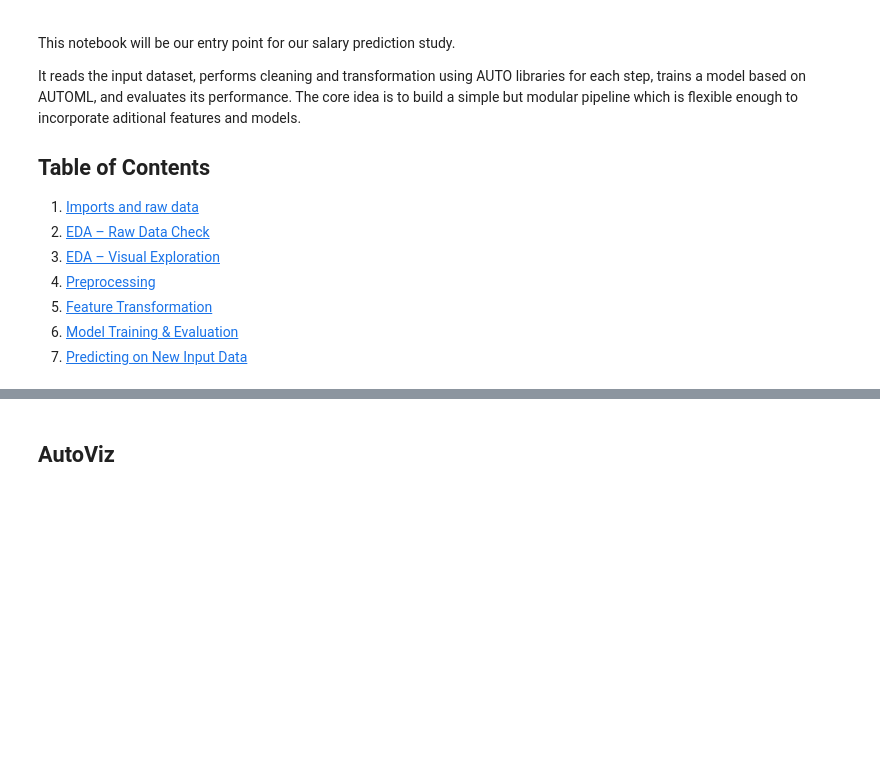
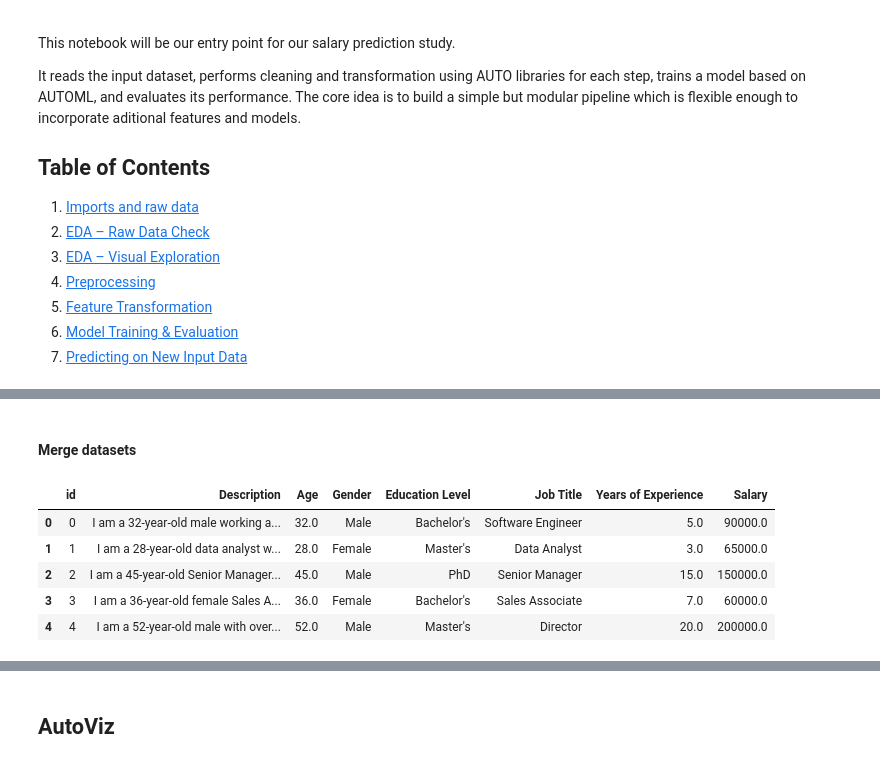
Before and after one commit to leonardoheis/fau_predic_salario, a Jupyter notebook: notebooks/main.ipynb, the cells around one changed output, grey strips where cells are left out. Cells and saved outputs as stored; diff of their text form; code cells hidden in the pictures; blank space fills up the shorter version.

```diff
--- a/notebooks/main.ipynb
+++ b/notebooks/main.ipynb
@@ -21,0 +166,16 @@ All core libraries (Pandas, NumPy, Seaborn...) and our own modular code from `sr
+# %% [markdown]
+#### Merge datasets
+# %%
+# Dataset paths
+file_paths = ['../data/descriptions.csv', '../data/people.csv', '../data/salary.csv']
+# Merging datasets using EDA function
+df_merged = merge_multiple_dataframes(file_paths, 'id')
+
+df_merged.head()
+# %% [output]
+|  | id | Description | Age | Gender | Education Level | Job Title | Years of Experience | Salary |
+| 0 | 0 | I am a 32-year-old male working a... | 32.0 | Male | Bachelor's | Software Engineer | 5.0 | 90000.0 |
+| 1 | 1 | I am a 28-year-old data analyst w... | 28.0 | Female | Master's | Data Analyst | 3.0 | 65000.0 |
+| 2 | 2 | I am a 45-year-old Senior Manager... | 45.0 | Male | PhD | Senior Manager | 15.0 | 150000.0 |
+| 3 | 3 | I am a 36-year-old female Sales A... | 36.0 | Female | Bachelor's | Sales Associate | 7.0 | 60000.0 |
+| 4 | 4 | I am a 52-year-old male with over... | 52.0 | Male | Master's | Director | 20.0 | 200000.0 |
```
Also changed, not shown: parts of 24 cells of this notebook, 3 other files.
